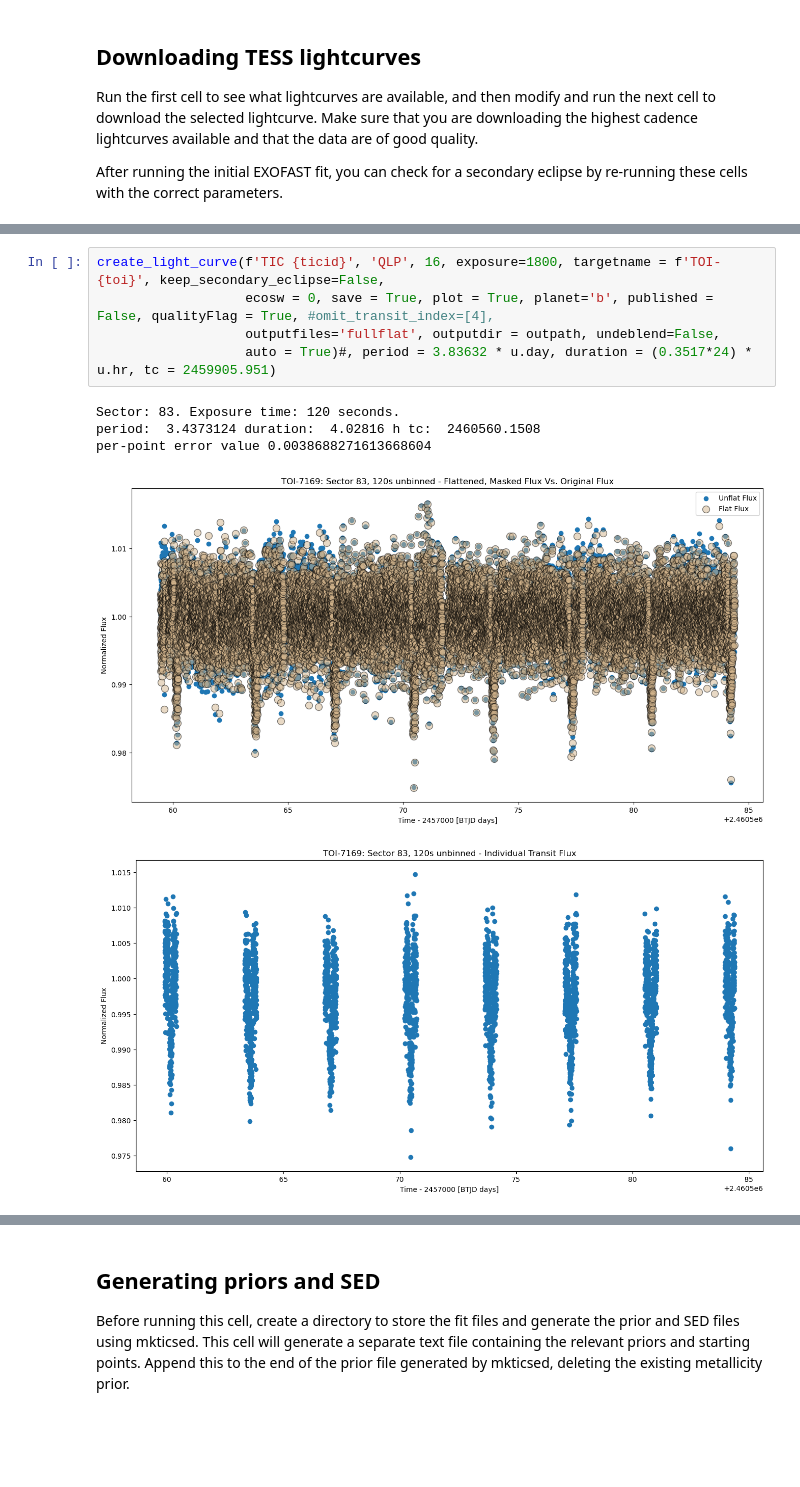
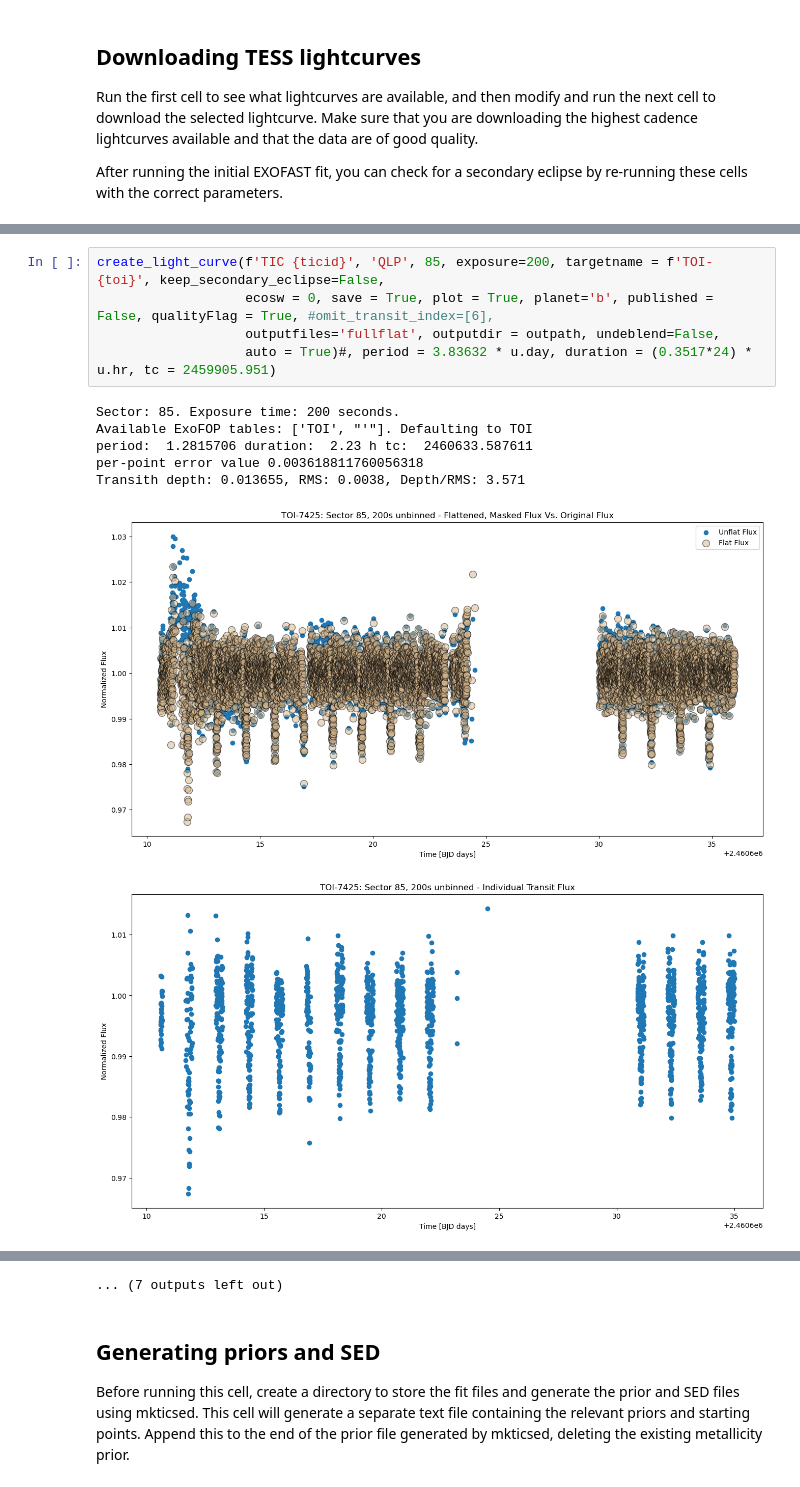
Before and after one commit to jackschulte/exofast_tools, a Jupyter notebook: scripts/setup_fit.ipynb, the cells around one changed output, grey strips where cells are left out. Saved outputs shown, nothing was run; the diff lists cells and outputs as text; blank space fills up the shorter version.

```diff
--- a/scripts/setup_fit.ipynb
+++ b/scripts/setup_fit.ipynb
@@ -66,11 +65,13 @@ display(filtered_df.sort_values(by='mission')) # filtered data, sorted by TESS s
 # %%
-create_light_curve(f'TIC {ticid}', 'QLP', 16, exposure=1800, targetname = f'TOI-{toi}', keep_secondary_eclipse=False,
-                   ecosw = 0, save = True, plot = True, planet='b', published = False, qualityFlag = True, #omit_transit_index=[4],
+create_light_curve(f'TIC {ticid}', 'QLP', 85, exposure=200, targetname = f'TOI-{toi}', keep_secondary_eclipse=False,
+                   ecosw = 0, save = True, plot = True, planet='b', published = False, qualityFlag = True, #omit_transit_index=[6],
                    outputfiles='fullflat', outputdir = outpath, undeblend=False,
                    auto = True)#, period = 3.83632 * u.day, duration = (0.3517*24) * u.hr, tc = 2459905.951)
 # %% [output]
-Sector: 83. Exposure time: 120 seconds.
-period:  3.4373124 duration:  4.02816 h tc:  2460560.1508
-per-point error value 0.0038688271613668604
+Sector: 85. Exposure time: 200 seconds.
+Available ExoFOP tables: ['TOI', "'"]. Defaulting to TOI
+period:  1.2815706 duration:  2.23 h tc:  2460633.587611
+per-point error value 0.003618811760056318
+Transith depth: 0.013655, RMS: 0.0038, Depth/RMS: 3.571
-[figure, old version]
+[figure, new version]
-[figure, old version]
+[figure, new version]
@@ -86,3 +87,4 @@ per-point error value 0.0038688271613668604
+... (7 outputs left out)
 # %% [markdown]
 ## Generating priors and SED
 Before running this cell, create a directory to store the fit files and generate the prior and SED files using mkticsed. This cell will generate a separate text file containing the relevant priors and starting points. Append this to the end of the prior file generated by mkticsed, deleting the existing metallicity prior.
```
Also changed, not shown: parts of 5 cells of this notebook, 2 other files.
